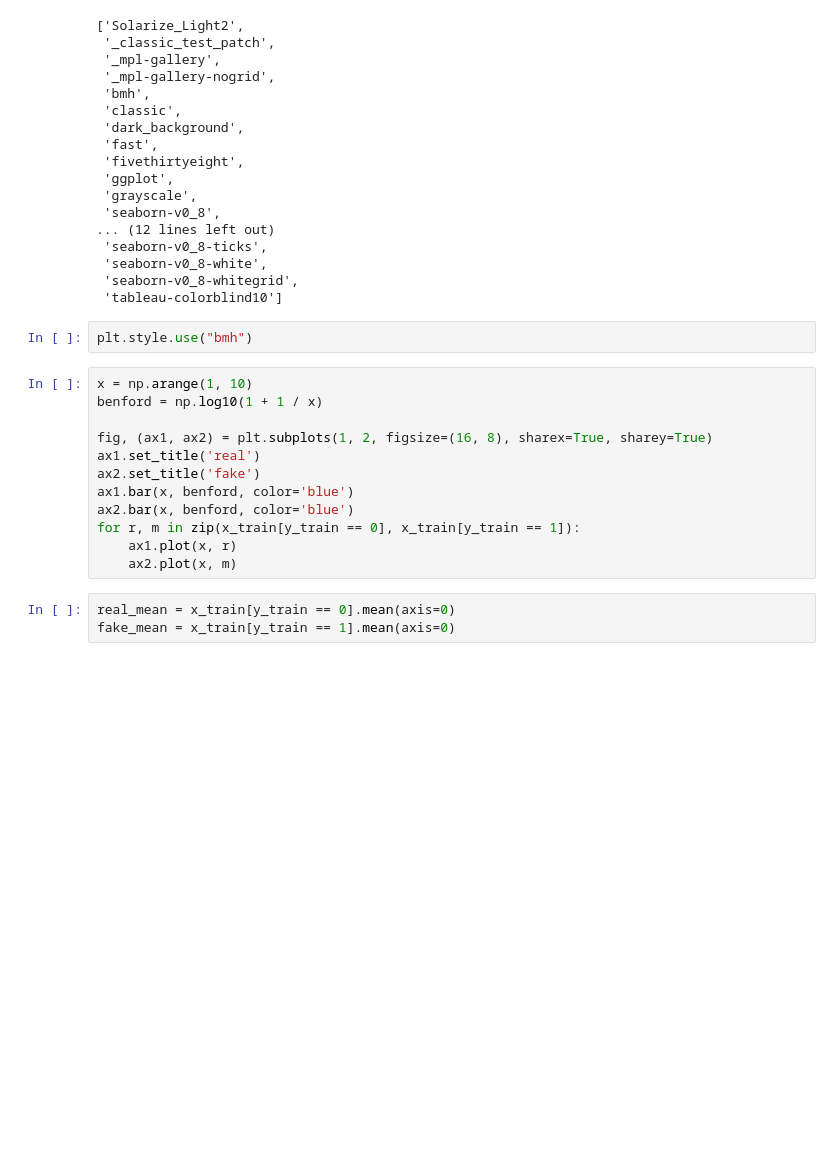
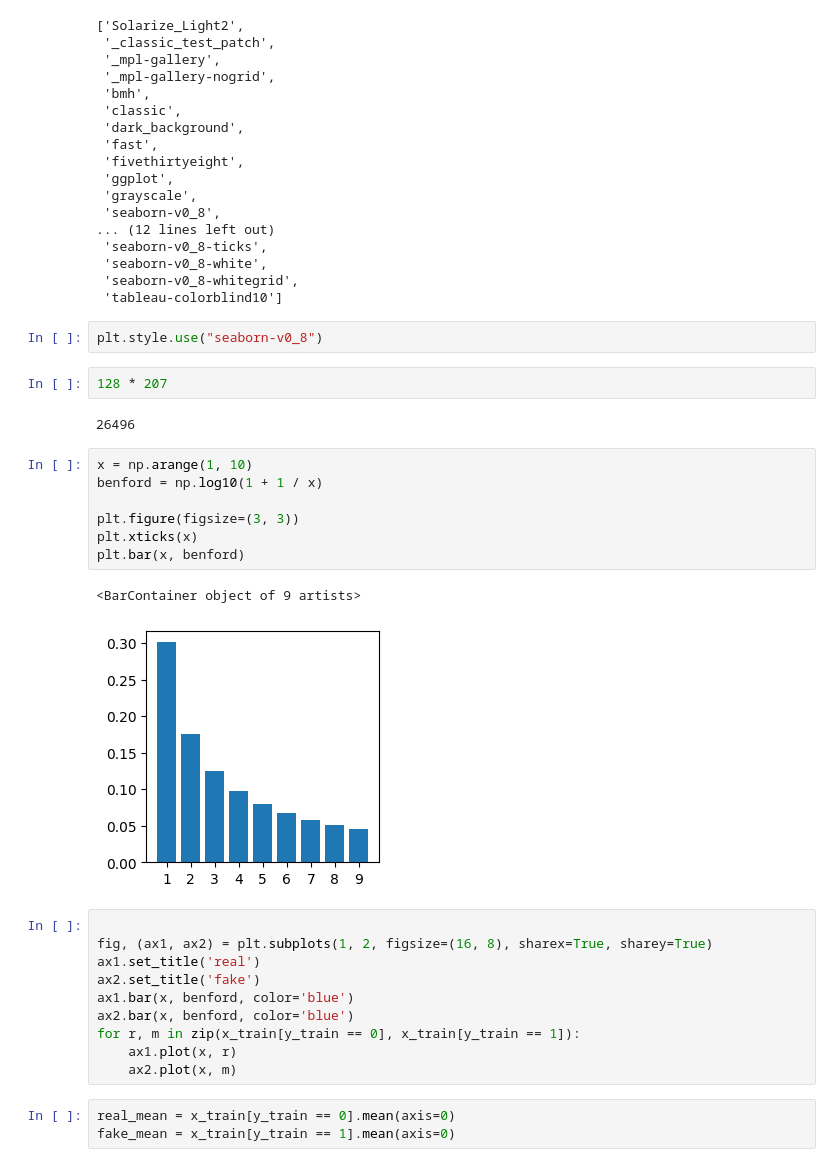
Before and after one commit to 45-5DC/kusw_project2, a Jupyter notebook: benford/benford_train.ipynb, the cells around one changed output. Drawn from its saved outputs; the diff is of its cells as text; blank space fills up the shorter version.

```diff
--- a/benford/benford_train.ipynb
+++ b/benford/benford_train.ipynb
@@ -54,10 +54,22 @@ plt.style.available
  'seaborn-v0_8-whitegrid',
  'tableau-colorblind10']
 # %%
-plt.style.use("bmh")
+plt.style.use("seaborn-v0_8")
+# %%
+128 * 207
+# %% [output]
+26496
+# %%
+x = np.arange(1, 10)
+benford = np.log10(1 + 1 / x)
+
+plt.figure(figsize=(3, 3))
+plt.xticks(x)
+plt.bar(x, benford)
+# %% [output]
+<BarContainer object of 9 artists>
+[figure, added]
 # %%
-x = np.arange(1, 10)
-benford = np.log10(1 + 1 / x)
 
 fig, (ax1, ax2) = plt.subplots(1, 2, figsize=(16, 8), sharex=True, sharey=True)
 ax1.set_title('real')
```
Also changed, not shown: parts of 28 cells of this notebook, 6 other files.
